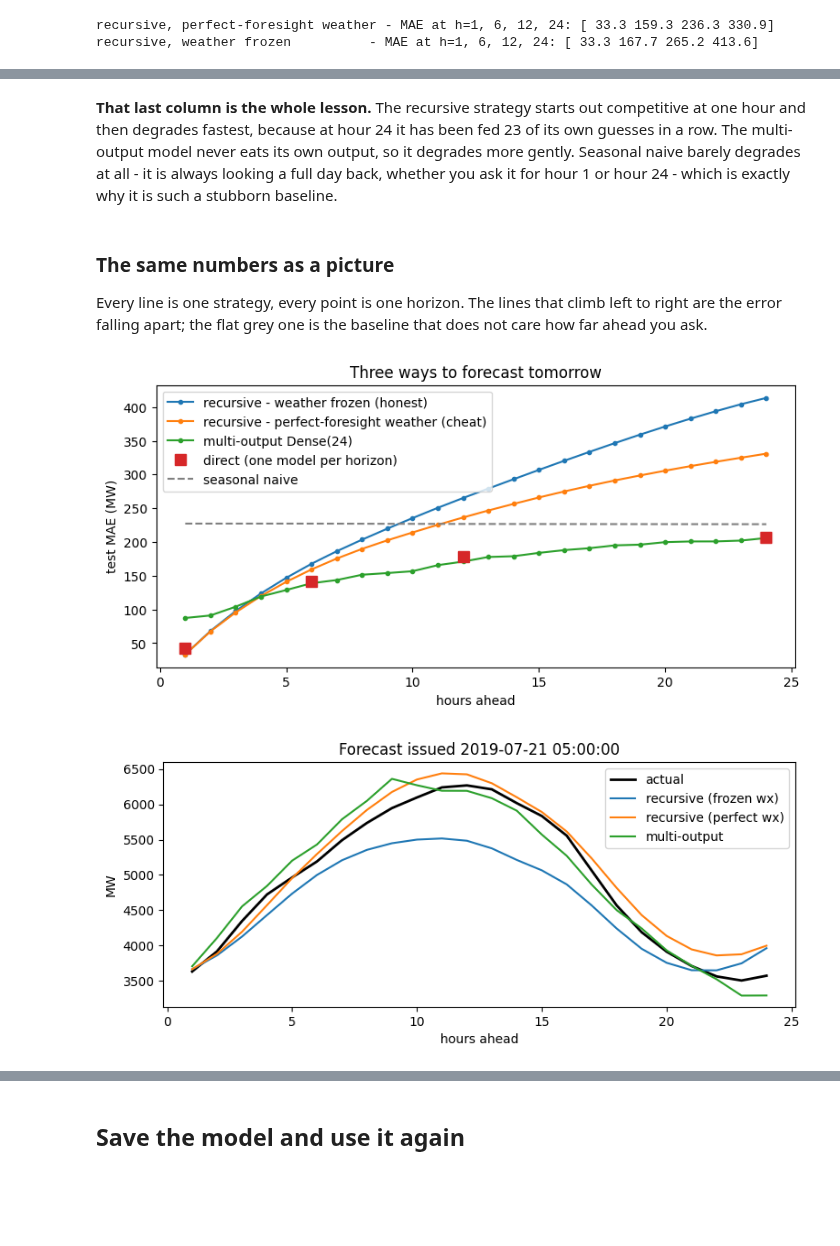
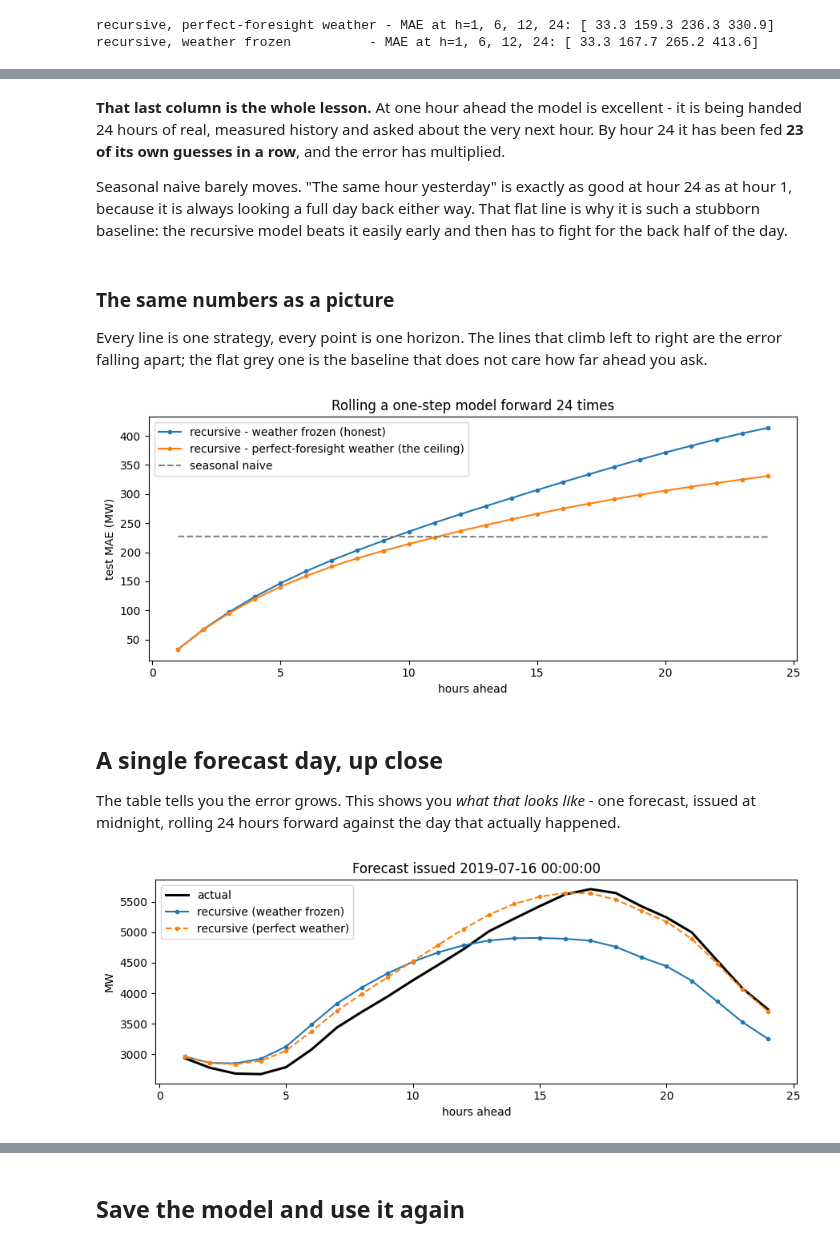
Before and after one commit to drdave-teaching/OPIM5509-notebooks, a Jupyter notebook: Module4/A5_Multi_Step_Forecasting.ipynb, the cells around one changed output, grey strips where cells are left out. Drawn from its saved outputs; the diff is of its cells as text; code cells hidden in the pictures; blank space fills up the shorter version.

```diff
--- a/Module4/A5_Multi_Step_Forecasting.ipynb
+++ b/Module4/A5_Multi_Step_Forecasting.ipynb
@@ -189,27 +196,0 @@ Same window, but the target is demand **h hours after the window ends**. Nothing
-# %%
-direct_h, direct_mae = [1, 6, 12, 24], []
-direct_hist = {}
-for h in direct_h:
-    Xh_tr, yh_tr = split_sequences(tr_s, n_steps, ahead=h)
-    Xh_te, yh_te = split_sequences(te_s, n_steps, ahead=h)
-    m = Sequential()
-    m.add(Input(shape=(n_steps, n_features)))
-    m.add(LSTM(32))
-    m.add(Dense(1))
-    m.compile(optimizer="adam", loss="mse")
-    history = m.fit(Xh_tr, yh_tr, epochs=25, batch_size=64, validation_split=0.2, callbacks=[es], verbose=0)
-    direct_hist[h] = history
-
-    # score on the same origins as the recursive run (first n_orig windows)
-    p = sc_y.inverse_transform(m.predict(Xh_te[:n_orig], verbose=0)).ravel()
-    t = sc_y.inverse_transform(yh_te[:n_orig].reshape(-1, 1)).ravel()
-    direct_mae.append(mean_absolute_error(t, p))
-    print(f"direct model, {h:2d} hours ahead: MAE {direct_mae[-1]:.1f} MW")
-
-# one curve per horizon - four models, four fits
-plt.figure(figsize=(7, 2.8))
-for h in direct_h:
-    plt.plot(direct_hist[h].history["val_loss"], label="trained for t+" + str(h))
-plt.xlabel("epoch"); plt.ylabel("validation loss (mse)")
-plt.title("direct: one model per horizon")
-plt.legend(fontsize=8); plt.tight_layout(); plt.show()
@@ -345,32 +247,44 @@ seasonal naive             h=1: 227.2  h=24: 226.3   -> 1.0 x worse
 # %% [markdown]
-**That last column is the whole lesson.** The recursive strategy starts out competitive at one hour and then
-degrades fastest, because at hour 24 it has been fed 23 of its own guesses in a row. The multi-output model never
-eats its own output, so it degrades more gently. Seasonal naive barely degrades at all - it is always looking a
-full day back, whether you ask it for hour 1 or hour 24 - which is exactly why it is such a stubborn baseline.
+**That last column is the whole lesson.** At one hour ahead the model is excellent - it is being handed 24
+hours of real, measured history and asked about the very next hour. By hour 24 it has been fed **23 of its own
+guesses in a row**, and the error has multiplied.
+
+Seasonal naive barely moves. "The same hour yesterday" is exactly as good at hour 24 as at hour 1, because it is
+always looking a full day back either way. That flat line is why it is such a stubborn baseline: the recursive
+model beats it easily early and then has to fight for the back half of the day.
 # %% [markdown]
 ### The same numbers as a picture
 
 Every line is one strategy, every point is one horizon. The lines that climb left to right are the error falling
 apart; the flat grey one is the baseline that does not care how far ahead you ask.
 # %%
-# the same numbers as a picture
-hrs = np.arange(1, horizon+1)
+hrs = np.arange(1, horizon + 1)
 plt.figure(figsize=(9, 4))
 plt.plot(hrs, mae_rec_persist, marker=".", label="recursive - weather frozen (honest)")
-plt.plot(hrs, mae_rec_actual,  marker=".", label="recursive - perfect-foresight weather (cheat)")
-plt.plot(hrs, mae_mimo,        marker=".", label="multi-output Dense(24)")
-plt.plot(direct_h, direct_mae, "s", ms=8, label="direct (one model per horizon)")
+plt.plot(hrs, mae_rec_actual,  marker=".", label="recursive - perfect-foresight weather (the ceiling)")
 plt.plot(hrs, naive, "--", color="gray", label="seasonal naive")
-plt.xlabel("hours ahead"); plt.ylabel("test MAE (MW)"); plt.title("Three ways to forecast tomorrow"); plt.legend(); plt.show()
+plt.xlabel("hours ahead"); plt.ylabel("test MAE (MW)")
+plt.title("Rolling a one-step model forward 24 times")
+plt.legend(); plt.tight_layout(); plt.show()
 # %% [output]
-[figure, old version]
+[figure, new version]
+# %% [markdown]
+## A single forecast day, up close
+
+The table tells you the error grows. This shows you *what that looks like* - one forecast, issued at midnight,
+rolling 24 hours forward against the day that actually happened.
 # %%
-# one origin, the three forecasts and reality
-o = 24*200 + 6      # a day in mid-July, forecast made at 6 AM
+# ONE forecast day, up close: issued at midnight, 24 hours of roll-forward against what happened
+origins = test.index[n_steps - 1 : n_steps - 1 + n_orig]     # the hour each forecast was ISSUED
+o = origins.get_indexer([pd.Timestamp("2019-07-16 00:00")])[0]
+
+hrs = np.arange(1, horizon + 1)
 plt.figure(figsize=(9, 3.5))
-plt.plot(hrs, truth_mw[o], "k", lw=2, label="actual")
-plt.plot(hrs, rec_persist_mw[o], label="recursive (frozen wx)"); plt.plot(hrs, rec_actual_mw[o], label="recursive (perfect wx)")
-plt.plot(hrs, mimo_mw[o], label="multi-output")
-plt.xlabel("hours ahead"); plt.ylabel("MW"); plt.title(f"Forecast issued {test.index[o+n_steps-1]}"); plt.legend(); plt.show()
+plt.plot(hrs, truth_mw[o], "k", lw=2.2, label="actual")
+plt.plot(hrs, rec_persist_mw[o], marker=".", label="recursive (weather frozen)")
+plt.plot(hrs, rec_actual_mw[o], marker=".", ls="--", label="recursive (perfect weather)")
+plt.xlabel("hours ahead"); plt.ylabel("MW")
+plt.title("Forecast issued " + str(origins[o]))
+plt.legend(); plt.tight_layout(); plt.show()
 # %% [output]
-[figure, old version]
+[figure, new version]
```
Also changed, not shown: parts of 27 cells of this notebook, 1 other file.
